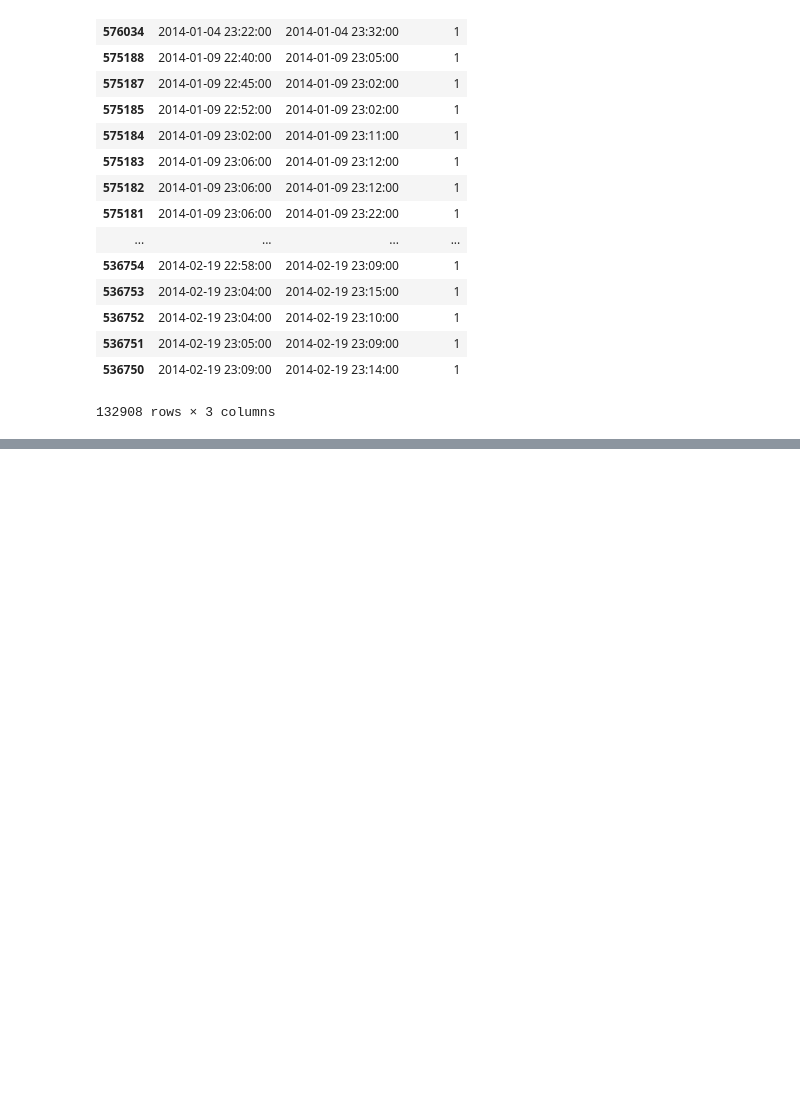
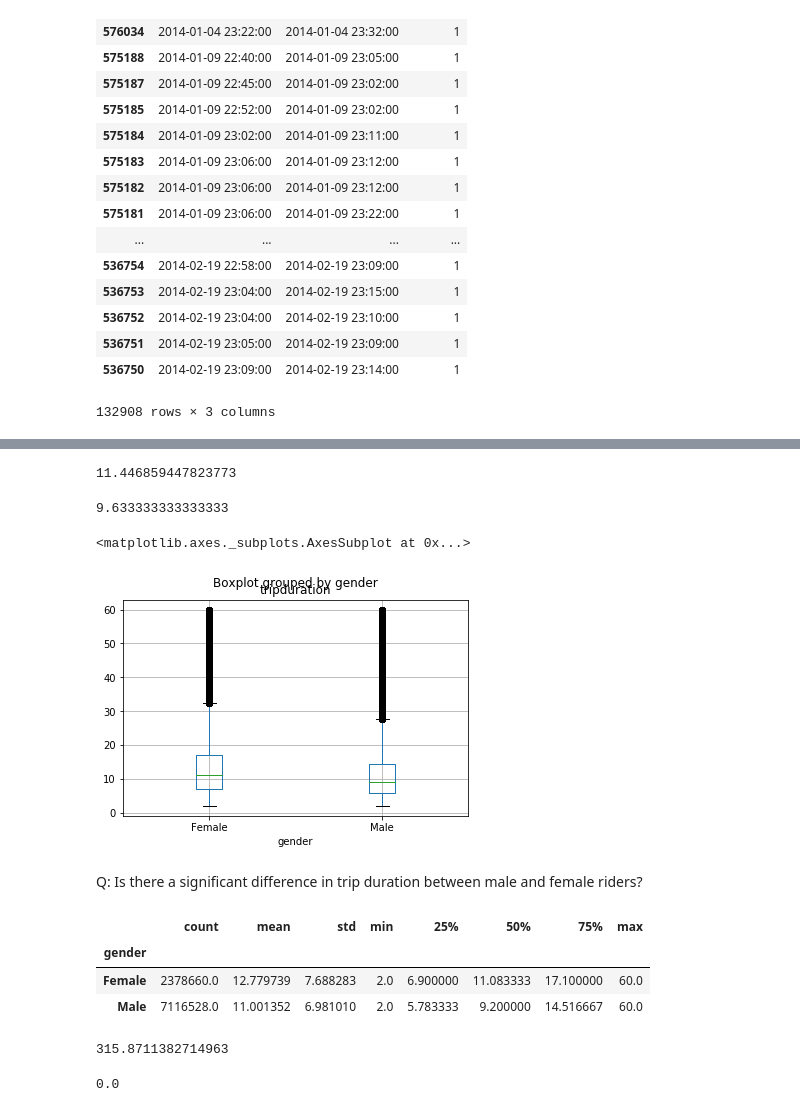
Before and after one commit to karahahn/Springboard_Capstone2, a Jupyter notebook: Capstone 2 Milestone 1.ipynb, the cells around one changed output, grey strips where cells are left out. Cells and saved outputs as stored; diff of their text form; code cells hidden in the pictures; blank space fills up the shorter version.

```diff
--- a/Capstone 2 Milestone 1.ipynb
+++ b/Capstone 2 Milestone 1.ipynb
@@ -891,0 +914,10 @@ binary[binary['hour_23']==1][['starttime','stoptime','hour_23']]
+# %%
+# mean trip length
+np.mean(data['tripduration'])
+# %% [output]
+11.446859447823773
+# %%
+# median trip length
+np.median(data['tripduration'])
+# %% [output]
+9.633333333333333
@@ -891,0 +927,16 @@ binary[binary['hour_23']==1][['starttime','stoptime','hour_23']]
+# %%
+# boxplot of trip duration
+data.boxplot(by='gender', column='tripduration')
+# %% [output]
+<matplotlib.axes._subplots.AxesSubplot at 0x...>
+[figure, added]
+# %% [markdown]
+Q: Is there a significant difference in trip duration between male and female riders?
+# %%
+# descriptive stats of the gender
+data.groupby('gender')['tripduration'].describe()
+# %% [output]
+|  | count | mean | std | min | 25% | 50% | 75% | max |
+| gender |  |  |  |  |  |  |  |  |
+| Female | 2378660.0 | 12.779739 | 7.688283 | 2.0 | 6.900000 | 11.083333 | 17.100000 | 60.0 |
+| Male | 7116528.0 | 11.001352 | 6.981010 | 2.0 | 5.783333 | 9.200000 | 14.516667 | 60.0 |
@@ -891,0 +945,8 @@ binary[binary['hour_23']==1][['starttime','stoptime','hour_23']]
+# %%
+t_stat
+# %% [output]
+315.8711382714963
+# %%
+p_val
+# %% [output]
+0.0
```
Also changed, not shown: parts of 41 cells of this notebook.
